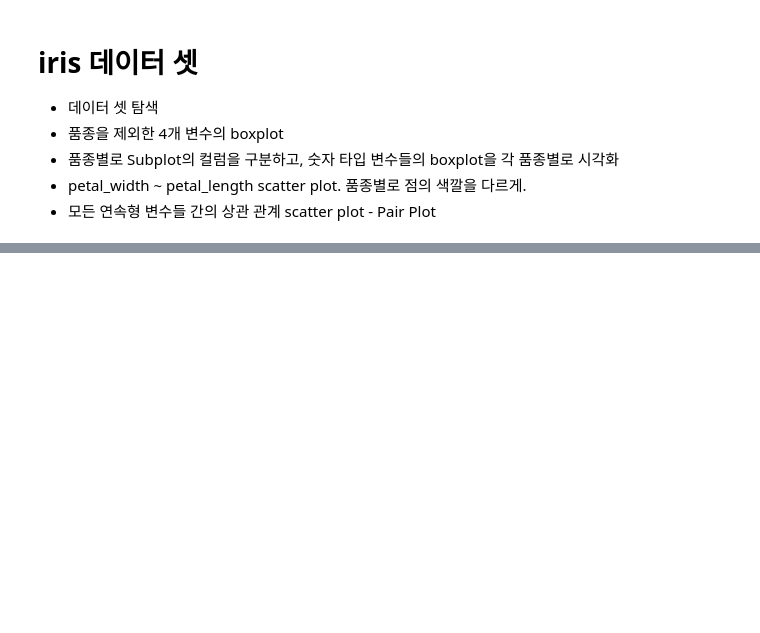
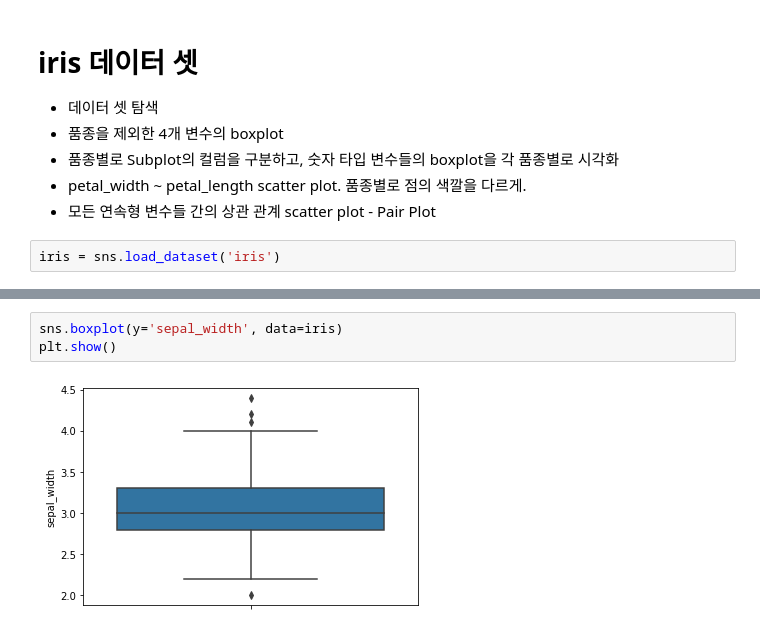
Before and after one commit to JakeOh/202105_itw_bd26, a Jupyter notebook: lab_da/da07_visualization.ipynb, the cells around one changed output, grey strips where cells are left out. Drawn from its saved outputs; the diff is of its cells as text; blank space fills up the shorter version.

```diff
--- a/lab_da/da07_visualization.ipynb
+++ b/lab_da/da07_visualization.ipynb
@@ -204,3 +219,5 @@ plt.show()
 * 품종별로 Subplot의 컬럼을 구분하고, 숫자 타입 변수들의 boxplot을 각 품종별로 시각화
 * petal_width ~ petal_length scatter plot. 품종별로 점의 색깔을 다르게.
 * 모든 연속형 변수들 간의 상관 관계 scatter plot - Pair Plot
+# %%
+iris = sns.load_dataset('iris')
@@ -206,0 +267,5 @@ plt.show()
+# %%
+sns.boxplot(y='sepal_width', data=iris)
+plt.show()
+# %% [output]
+[figure, added]
```
Also changed, not shown: parts of 13 cells of this notebook.
